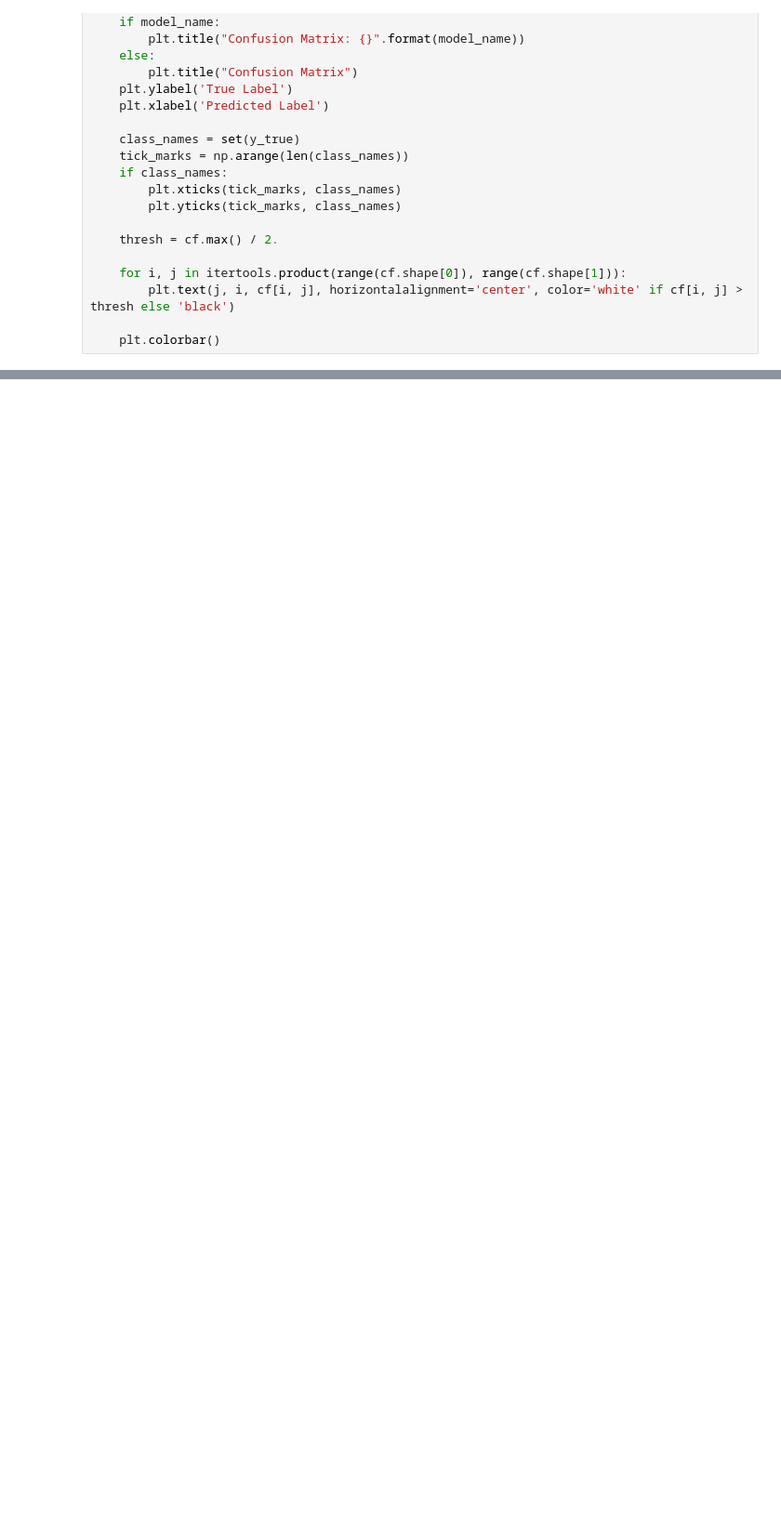
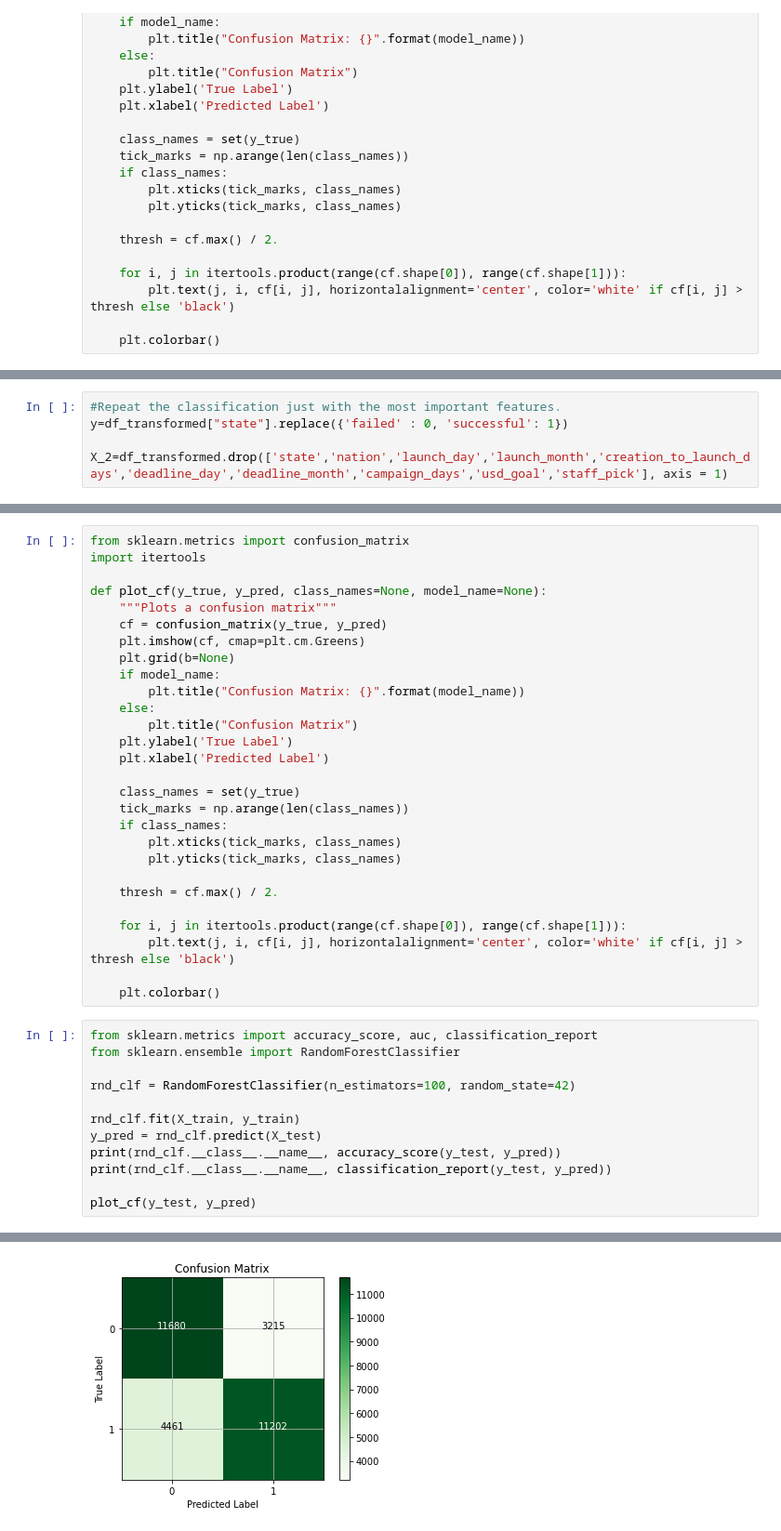
Before and after one commit to domitrut/ML_GROUP6, a Jupyter notebook: Group_6_ML.ipynb, the cells around one changed output, grey strips where cells are left out. Shown at 93% size. Drawn from its saved outputs; the diff is of its cells as text; blank space fills up the shorter version.

```diff
--- a/Group_6_ML.ipynb
+++ b/Group_6_ML.ipynb
@@ -1117,0 +1186,5 @@ plot_cf(y_test, y_pred)
+# %%
+#Repeat the classification just with the most important features.
+y=df_transformed["state"].replace({'failed' : 0, 'successful': 1})
+
+X_2=df_transformed.drop(['state','nation','launch_day','launch_month','creation_to_launch_days','deadline_day','deadline_month','campaign_days','usd_goal','staff_pick'], axis = 1)
@@ -1117,0 +1214,41 @@ plot_cf(y_test, y_pred)
+# %%
+from sklearn.metrics import confusion_matrix
+import itertools
+
+def plot_cf(y_true, y_pred, class_names=None, model_name=None):
+    """Plots a confusion matrix"""
+    cf = confusion_matrix(y_true, y_pred)
+    plt.imshow(cf, cmap=plt.cm.Greens)
+    plt.grid(b=None)
+    if model_name:
+        plt.title("Confusion Matrix: {}".format(model_name))
+    else:
+        plt.title("Confusion Matrix")
+    plt.ylabel('True Label')
+    plt.xlabel('Predicted Label')
+
+    class_names = set(y_true)
+    tick_marks = np.arange(len(class_names))
+    if class_names:
+        plt.xticks(tick_marks, class_names)
+        plt.yticks(tick_marks, class_names)
+
+    thresh = cf.max() / 2.
+
+    for i, j in itertools.product(range(cf.shape[0]), range(cf.shape[1])):
+        plt.text(j, i, cf[i, j], horizontalalignment='center', color='white' if cf[i, j] > thresh else 'black')
+
+    plt.colorbar()
+# %%
+from sklearn.metrics import accuracy_score, auc, classification_report
+from sklearn.ensemble import RandomForestClassifier
+
+rnd_clf = RandomForestClassifier(n_estimators=100, random_state=42)
+
+rnd_clf.fit(X_train, y_train)
+y_pred = rnd_clf.predict(X_test)
+print(rnd_clf.__class__.__name__, accuracy_score(y_test, y_pred))
+print(rnd_clf.__class__.__name__, classification_report(y_test, y_pred))
+
+plot_cf(y_test, y_pred)
+# %% [output]
@@ -1118,3 +1264,4 @@ plot_cf(y_test, y_pred)
+[figure, added]
 # %% [raw]
 # Too slow, I'll try to adjust it
 
```
Also changed, not shown: parts of 12 cells of this notebook.
